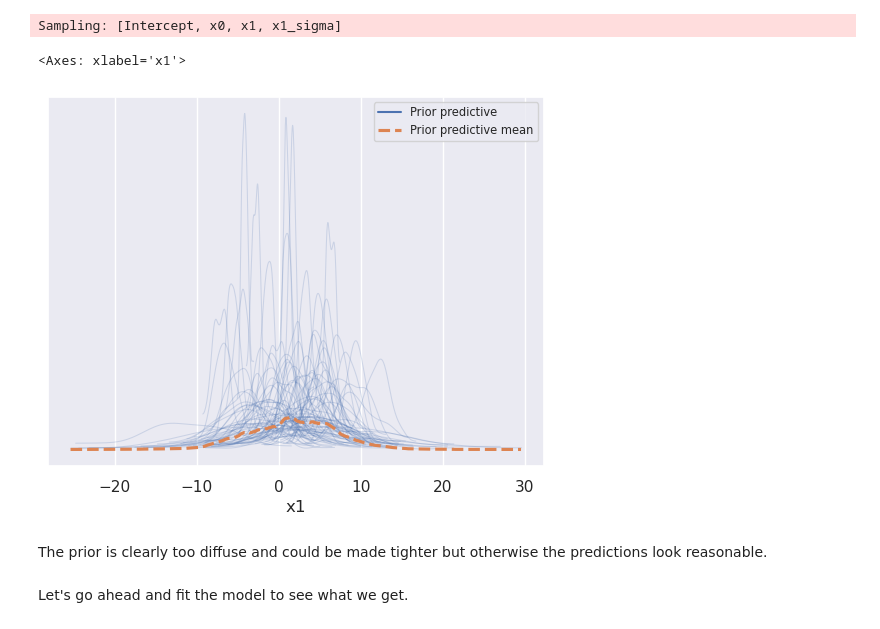
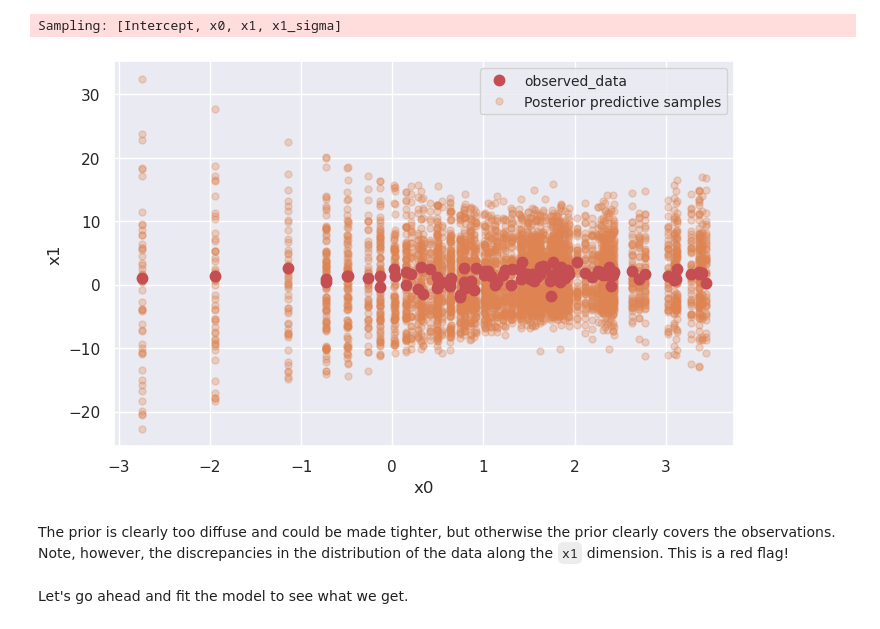
Before and after one commit to bgroenks96/Bayes-Workshop, a Jupyter notebook: code/02_Model_misspecification.ipynb, the cells around one changed output. Cells and saved outputs as stored; diff of their text form; code cells hidden in the pictures.

```diff
--- a/code/02_Model_misspecification.ipynb
+++ b/code/02_Model_misspecification.ipynb
@@ -128,12 +130,13 @@ prior_samples = linear_model.prior_predictive(draws=100)
 # %% [output]
 Sampling: [Intercept, x0, x1, x1_sigma]
 # %%
-az.plot_ppc(prior_samples, group="prior")
+az.plot_lm("x1", prior_samples, y_hat=prior_samples.prior_predictive.x1, x=data_example2.x0.iloc[inds], figsize=(8,5));
+plt.legend(loc='best', prop={'size': 10})
+plt.show()
 # %% [output]
-<Axes: xlabel='x1'>
-[figure, old version]
+[figure, new version]
 # %% [markdown]
-The prior is clearly too diffuse and could be made tighter but otherwise the predictions look reasonable.
+The prior is clearly too diffuse and could be made tighter, but otherwise the prior clearly covers the observations. Note, however, the discrepancies in the distribution of the data along the `x1` dimension. This is a red flag!
 # %% [markdown]
 Let's go ahead and fit the model to see what we get.
 # %%
```
Also changed, not shown: parts of 9 cells of this notebook, 4 other files.
